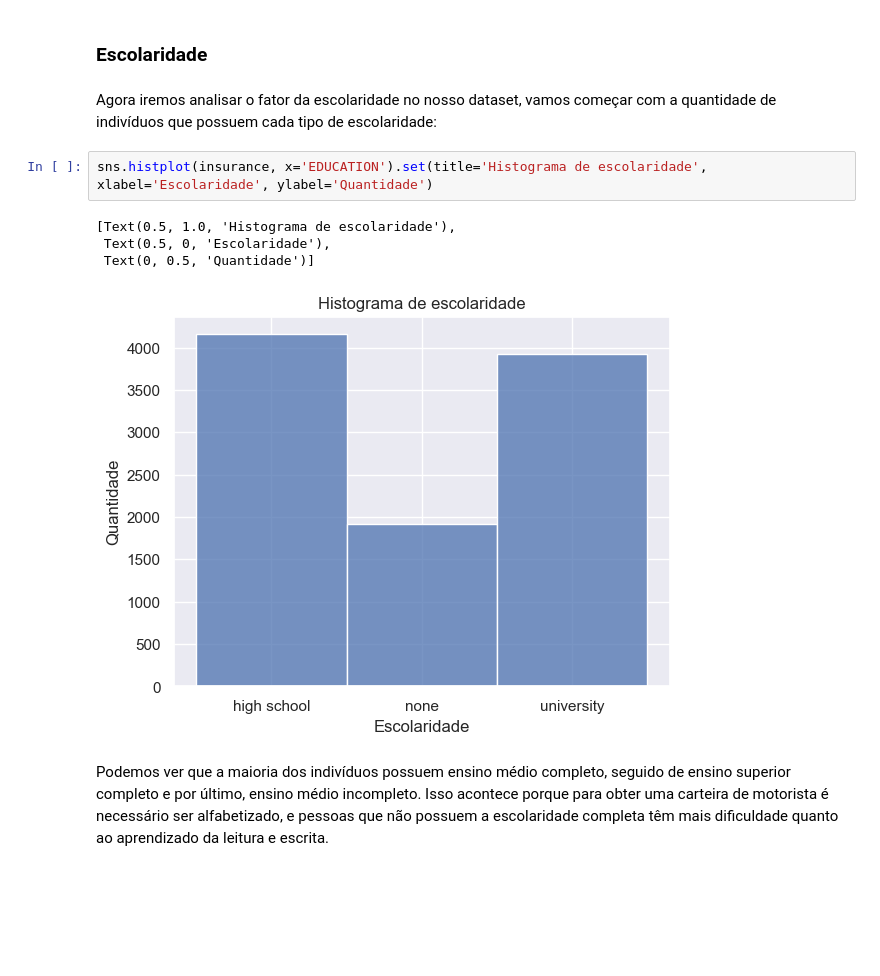
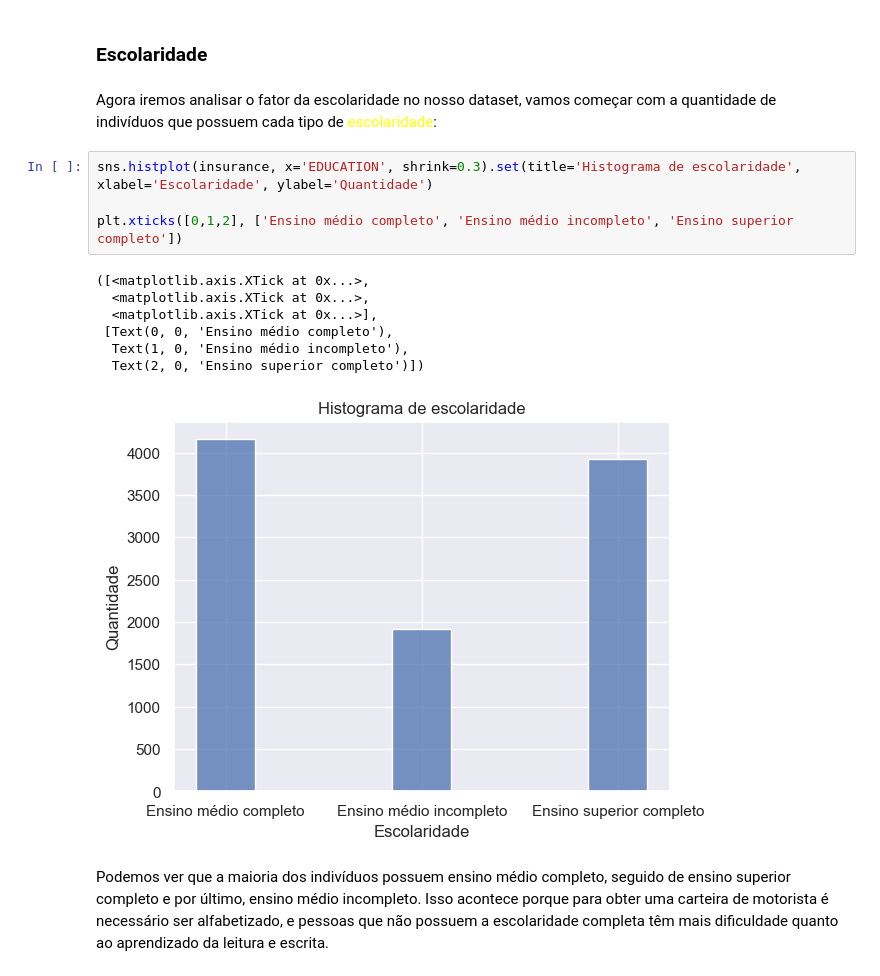
Before and after one commit to AlexsanderBenatti/Turing-case, a Jupyter notebook: Análise I/analise_e_modelos.ipynb, the cells around one changed output. Drawn from its saved outputs; the diff is of its cells as text; blank space fills up the shorter version.

```diff
--- a/Análise I/analise_e_modelos.ipynb
+++ b/Análise I/analise_e_modelos.ipynb
@@ -362,14 +366,19 @@ accidents.plot(kind='bar', color='#cb0e40', alpha=0.7, grid=True, xlabel='Experi
 # %% [markdown]
 ### Escolaridade
 # %% [markdown]
-Agora iremos analisar o fator da escolaridade no nosso dataset, vamos começar com a quantidade de indivíduos que possuem cada tipo de escolaridade:
+Agora iremos analisar o fator da escolaridade no nosso dataset, vamos começar com a quantidade de indivíduos que possuem cada tipo de <font color='yellow'>escolaridade</font>:
 # %%
-sns.histplot(insurance, x='EDUCATION').set(title='Histograma de escolaridade', xlabel='Escolaridade', ylabel='Quantidade')
+sns.histplot(insurance, x='EDUCATION', shrink=0.3).set(title='Histograma de escolaridade', xlabel='Escolaridade', ylabel='Quantidade')
+
+plt.xticks([0,1,2], ['Ensino médio completo', 'Ensino médio incompleto', 'Ensino superior completo'])
 # %% [output]
-[Text(0.5, 1.0, 'Histograma de escolaridade'),
- Text(0.5, 0, 'Escolaridade'),
- Text(0, 0.5, 'Quantidade')]
+([<matplotlib.axis.XTick at 0x...>,
+  <matplotlib.axis.XTick at 0x...>,
+  <matplotlib.axis.XTick at 0x...>],
+ [Text(0, 0, 'Ensino médio completo'),
+  Text(1, 0, 'Ensino médio incompleto'),
+  Text(2, 0, 'Ensino superior completo')])
-[figure, old version]
+[figure, new version]
 # %% [markdown]
 Podemos ver que a maioria dos indivíduos possuem ensino médio completo, seguido de ensino superior completo e por último, ensino médio incompleto. Isso acontece porque para obter uma carteira de motorista é necessário ser alfabetizado, e pessoas que não possuem a escolaridade completa têm mais dificuldade quanto ao aprendizado da leitura e escrita.
 # %% [markdown]
```
Also changed, not shown: parts of 43 cells of this notebook.
